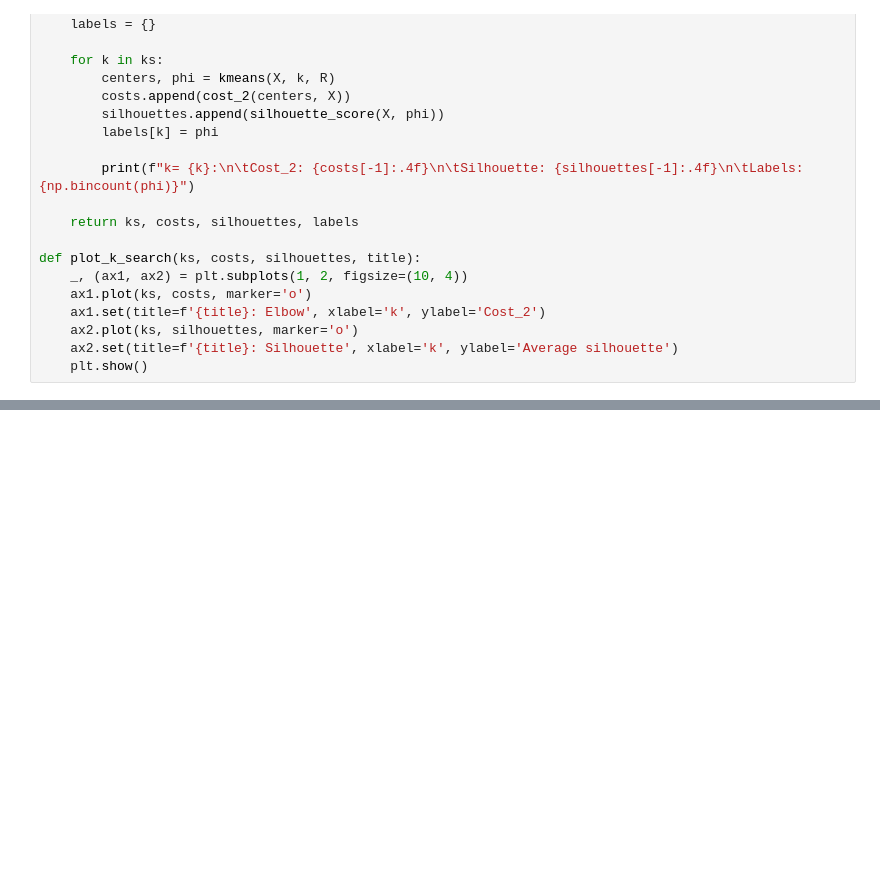
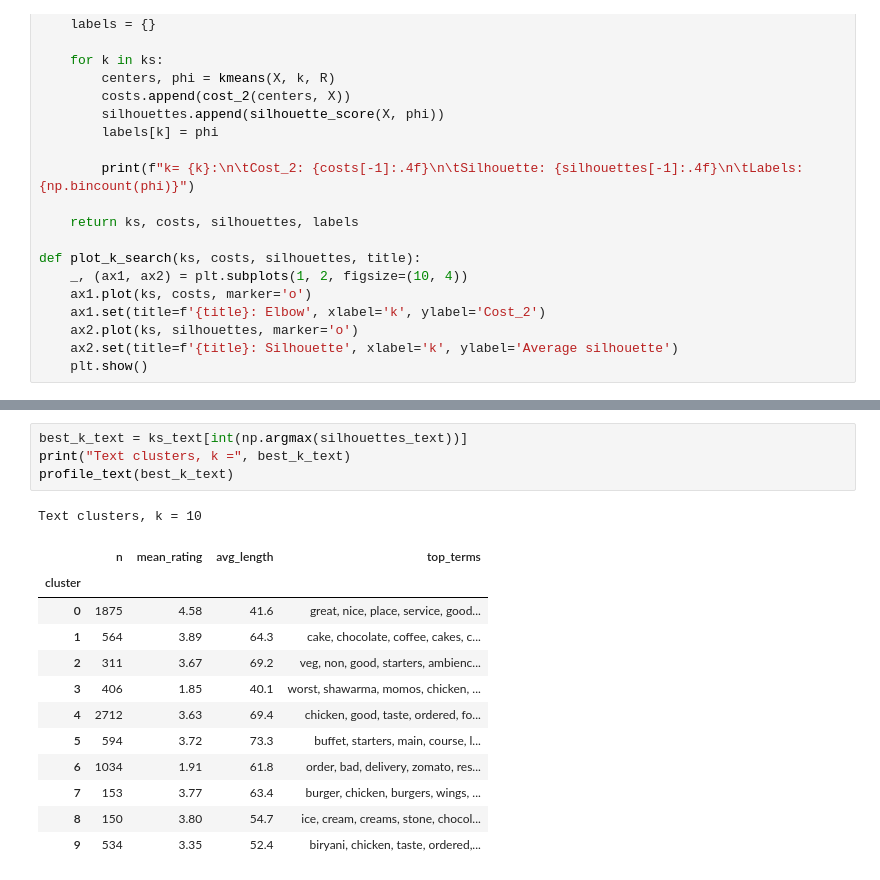
Before and after one commit to cdstrahm/data-mining-final-project, a Jupyter notebook: InitialClusteringExperiment.ipynb, the cells around one changed output, grey strips where cells are left out. Drawn from its saved outputs; the diff is of its cells as text; blank space fills up the shorter version.

```diff
--- a/InitialClusteringExperiment.ipynb
+++ b/InitialClusteringExperiment.ipynb
@@ -298,0 +277,18 @@ Text clusters, k = 10
+# %%
+best_k_text = ks_text[int(np.argmax(silhouettes_text))]
+print("Text clusters, k =", best_k_text)
+profile_text(best_k_text)
+# %% [output]
+Text clusters, k = 10
+|  | n | mean_rating | avg_length | top_terms |
+| cluster |  |  |  |  |
+| 0 | 1875 | 4.58 | 41.6 | great, nice, place, service, good... |
+| 1 | 564 | 3.89 | 64.3 | cake, chocolate, coffee, cakes, c... |
+| 2 | 311 | 3.67 | 69.2 | veg, non, good, starters, ambienc... |
+| 3 | 406 | 1.85 | 40.1 | worst, shawarma, momos, chicken, ... |
+| 4 | 2712 | 3.63 | 69.4 | chicken, good, taste, ordered, fo... |
+| 5 | 594 | 3.72 | 73.3 | buffet, starters, main, course, l... |
+| 6 | 1034 | 1.91 | 61.8 | order, bad, delivery, zomato, res... |
+| 7 | 153 | 3.77 | 63.4 | burger, chicken, burgers, wings, ... |
+| 8 | 150 | 3.80 | 54.7 | ice, cream, creams, stone, chocol... |
+| 9 | 534 | 3.35 | 52.4 | biryani, chicken, taste, ordered,... |
```
Also changed, not shown: parts of 15 cells of this notebook.
